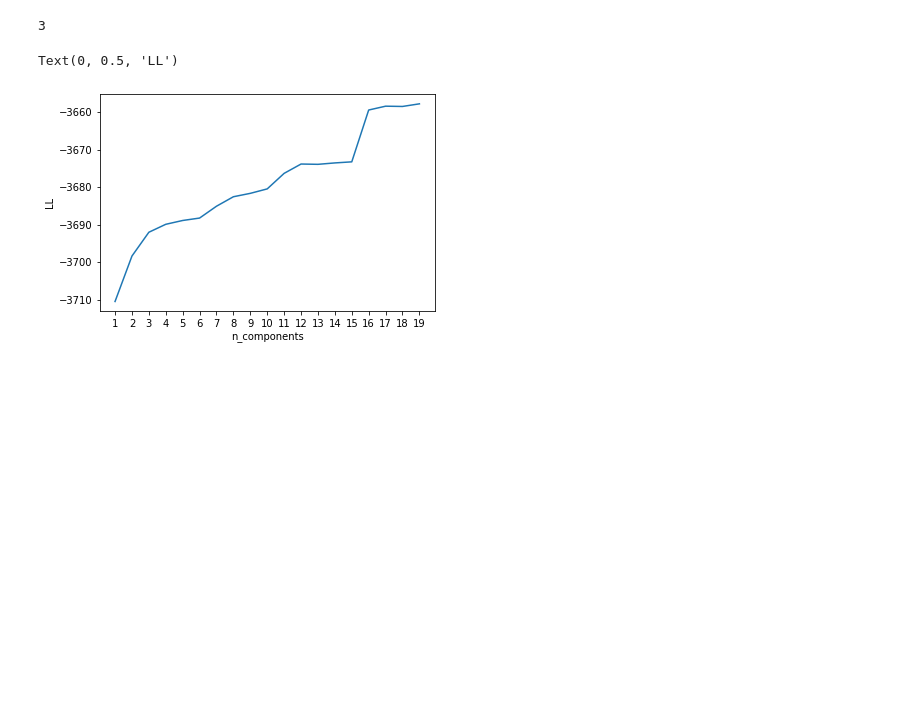
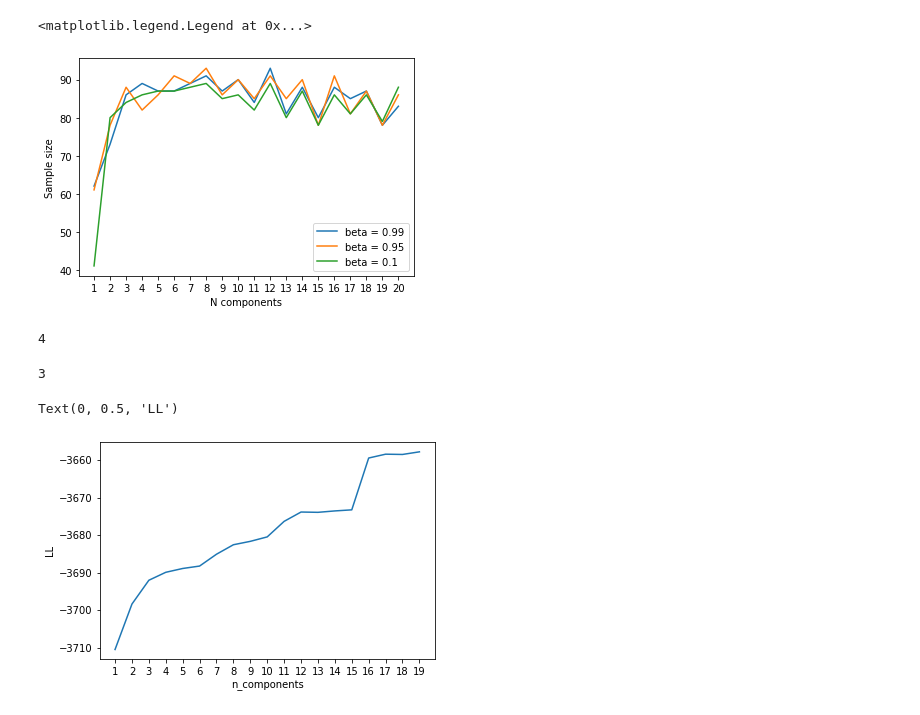
Before and after one commit to Anaxagor/Mixed-Learning-of-Bayesian-Networks, a Jupyter notebook: experiments/kmu_experiments.ipynb, the cells around one changed output. Saved outputs shown, nothing was run; the diff lists cells and outputs as text; code cells hidden in the pictures; blank space fills up the shorter version.

```diff
--- a/experiments/kmu_experiments.ipynb
+++ b/experiments/kmu_experiments.ipynb
@@ -57,3 +121,42 @@ sns.distplot(sample['Porosity'])
+# %%
+beta = [0.99, 0.95, 0.5, 0.4, 0.1]
+results = [[] for i in range (5)]
+for number, b in enumerate(beta):
+    iter_n = [[] for i in range (20)]
+    for k in range(5):
+        for i in range(20):
+            mu = [random.randint(0,1000) for r in range(i+1)]
+            sigma = [random.randint(1,5) for r in range(i+1)]
+            for _ in range(1000):
+                for __ in range(i+1):
+                    data.append(random.gauss(mu[__], sigma[__]))
+            generator = GaussianMixture(n_components=i+1, random_state=0)
+            generator.fit(np.transpose([data]))
+            train = generator.sample(100)[0]
+            test = generator.sample(100)[0]
+            ll_g = np.sum(generator.score_samples(train))
+            for n in range (i+2,500,1):
+                model_sample = GaussianMixture(n_components=i+1, random_state=0).fit(train[0:n])
+                ll_test = np.sum(model_sample.score_samples(test))
+                diff = ll_g - ll_test
+                if diff <= -1*math.log(b):
+                    iter_n[i].append(n)
+                    break
+                else:
+                    continue
+    for index in range(20):
+        results[number].append(int(np.mean(iter_n[index])))
+# %%
+plt.plot([(i+1) for i in range (20) ], results[0], label='beta = 0.99')
+plt.plot([(i+1) for i in range (20) ], results[1], label='beta = 0.95')
+plt.plot([(i+1) for i in range (20) ], results[4], label='beta = 0.1')
+plt.xlabel('N components')
+plt.ylabel('Sample size')
+plt.xticks([(i+1) for i in range (20) ], [(i+1) for i in range (20) ])
+plt.legend()
+# %% [output]
+<matplotlib.legend.Legend at 0x...>
+[figure, added]
 # %%
 def n_component(data: pd.DataFrame, columns: list):
     bic = -1000000000000000
@@ -73,6 +176,10 @@ def n_component(data: pd.DataFrame, columns: list):
         else:
             break
     return(n)
+# %%
+n_component(geo, ['Gross'])
+# %% [output]
+4
 # %%
 n_component(geo, ['Netpay'])
 # %% [output]
```
Also changed, not shown: parts of 12 cells of this notebook.
